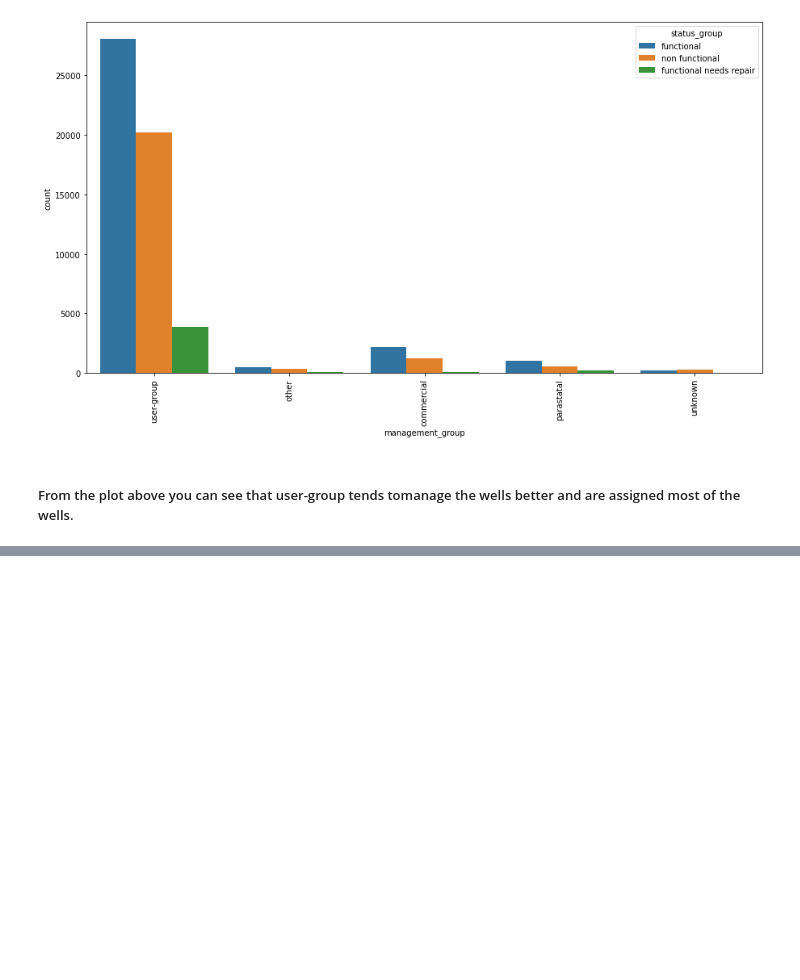
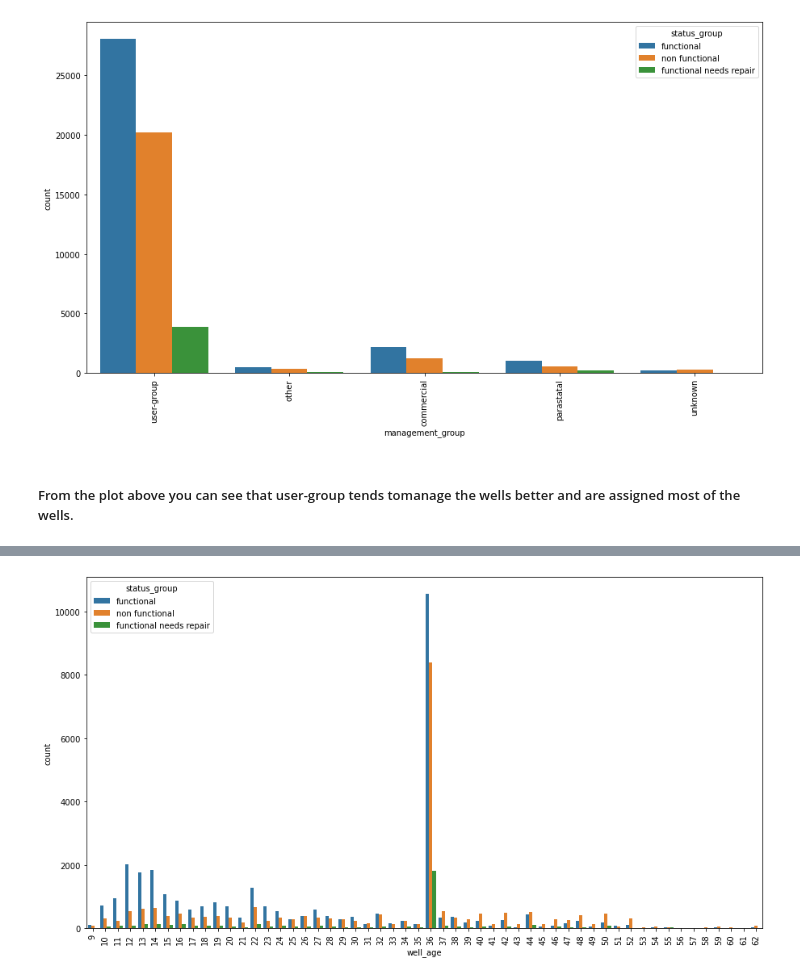
Before and after one commit to waitipeter/TANZANIA-WATER-WELLS-PROJECT, a Jupyter notebook: TanzaniaWaterWells (4).ipynb, the cells around one changed output, grey strips where cells are left out. Saved outputs shown, nothing was run; the diff lists cells and outputs as text; code cells hidden in the pictures; blank space fills up the shorter version.

```diff
--- a/TanzaniaWaterWells (4).ipynb
+++ b/TanzaniaWaterWells (4).ipynb
@@ -349,0 +549,5 @@ count_plot("management_group")
+# %%
+# PLOT the count plot of age of the weels .
+count_plot('well_age')
+# %% [output]
+[figure, added]
```
Also changed, not shown: parts of 40 cells of this notebook, 1 other file.
